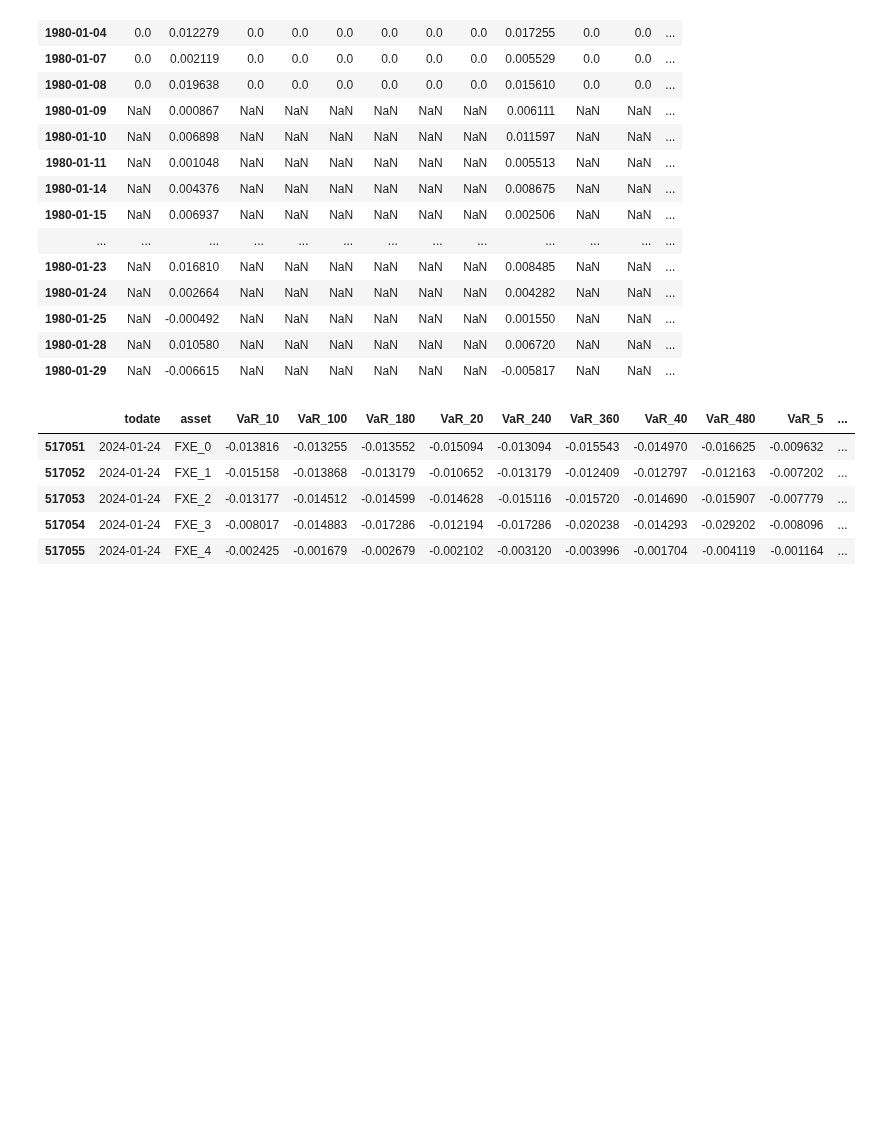
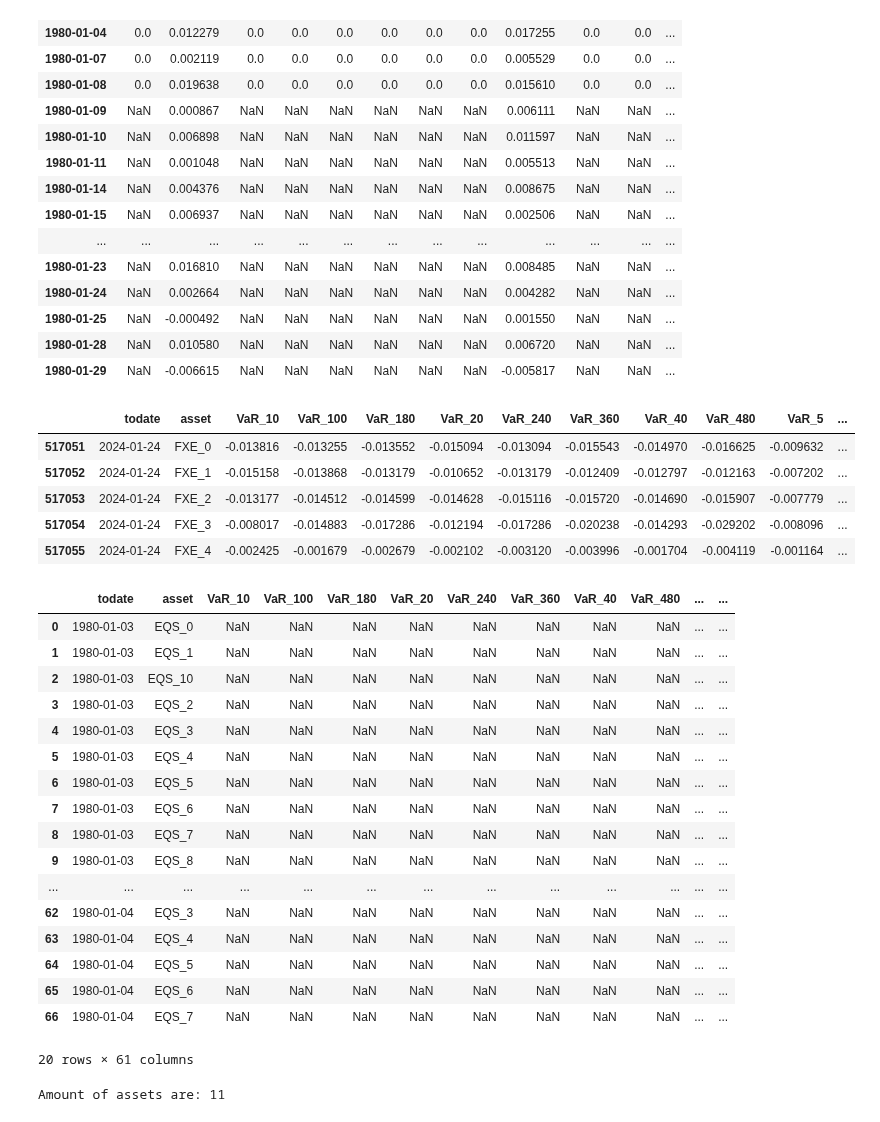
Before and after one commit to OscarAzrak/Master-thesis, a Jupyter notebook: Code.ipynb, the cells around one changed output. Cells and saved outputs as stored; diff of their text form; code cells hidden in the pictures; blank space fills up the shorter version.

Commit message:
La till assets filtrering, fundera över ML modeler

```diff
--- a/Code.ipynb
+++ b/Code.ipynb
@@ -196,3 +196,40 @@ with open('final_df.pkl', 'wb') as f:
 # %%
 # save to csv
 final_df.to_csv('final_df.csv', index=False)
+# %%
+# only keep assets in list
+keep_assets = ['EQS']
+
+# if keep assets is empty, keep all assets otherwise keep the assets in the list
+
+if keep_assets:
+    final_df_n = final_df_n[final_df_n['asset'].str.contains('|'.join(keep_assets))]
+else:
+    pass
+# %% [output]
+|  | todate | asset | VaR_10 | VaR_100 | VaR_180 | VaR_20 | VaR_240 | VaR_360 | VaR_40 | VaR_480 | ... | ... |
+| 0 | 1980-01-03 | EQS_0 | NaN | NaN | NaN | NaN | NaN | NaN | NaN | NaN | ... | ... |
+| 1 | 1980-01-03 | EQS_1 | NaN | NaN | NaN | NaN | NaN | NaN | NaN | NaN | ... | ... |
+| 2 | 1980-01-03 | EQS_10 | NaN | NaN | NaN | NaN | NaN | NaN | NaN | NaN | ... | ... |
+| 3 | 1980-01-03 | EQS_2 | NaN | NaN | NaN | NaN | NaN | NaN | NaN | NaN | ... | ... |
+| 4 | 1980-01-03 | EQS_3 | NaN | NaN | NaN | NaN | NaN | NaN | NaN | NaN | ... | ... |
+| 5 | 1980-01-03 | EQS_4 | NaN | NaN | NaN | NaN | NaN | NaN | NaN | NaN | ... | ... |
+| 6 | 1980-01-03 | EQS_5 | NaN | NaN | NaN | NaN | NaN | NaN | NaN | NaN | ... | ... |
+| 7 | 1980-01-03 | EQS_6 | NaN | NaN | NaN | NaN | NaN | NaN | NaN | NaN | ... | ... |
+| 8 | 1980-01-03 | EQS_7 | NaN | NaN | NaN | NaN | NaN | NaN | NaN | NaN | ... | ... |
+| 9 | 1980-01-03 | EQS_8 | NaN | NaN | NaN | NaN | NaN | NaN | NaN | NaN | ... | ... |
+| ... | ... | ... | ... | ... | ... | ... | ... | ... | ... | ... | ... | ... |
+| 62 | 1980-01-04 | EQS_3 | NaN | NaN | NaN | NaN | NaN | NaN | NaN | NaN | ... | ... |
+| 63 | 1980-01-04 | EQS_4 | NaN | NaN | NaN | NaN | NaN | NaN | NaN | NaN | ... | ... |
+| 64 | 1980-01-04 | EQS_5 | NaN | NaN | NaN | NaN | NaN | NaN | NaN | NaN | ... | ... |
+| 65 | 1980-01-04 | EQS_6 | NaN | NaN | NaN | NaN | NaN | NaN | NaN | NaN | ... | ... |
+| 66 | 1980-01-04 | EQS_7 | NaN | NaN | NaN | NaN | NaN | NaN | NaN | NaN | ... | ... |
+20 rows × 61 columns
+# %%
+kept_assets = final_df_n['asset'].unique().tolist()
+if len(kept_assets) != 58:
+    print('Amount of assets are: ' + str(len(kept_assets)))
+else:
+    print('All assets are kept')
+# %% [output]
+Amount of assets are: 11
```
